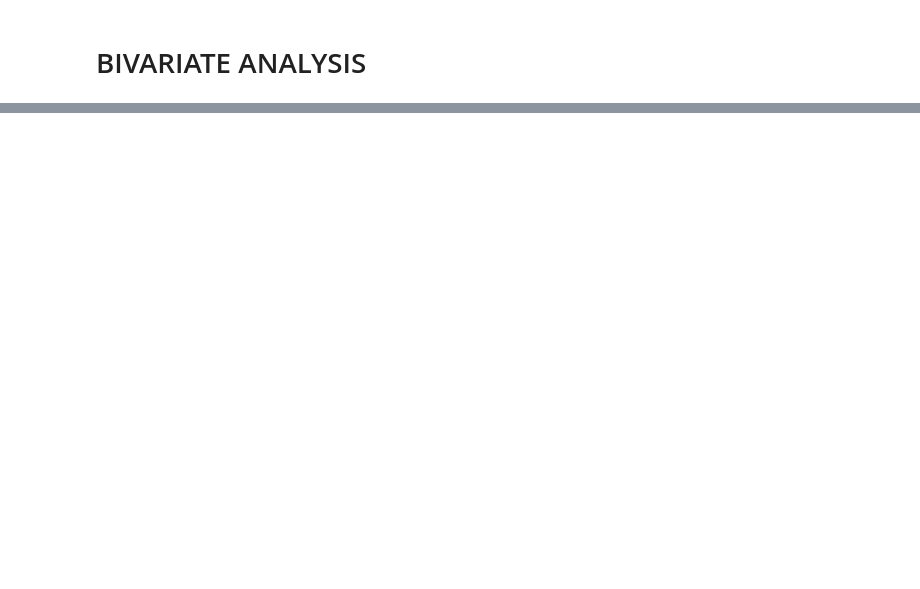
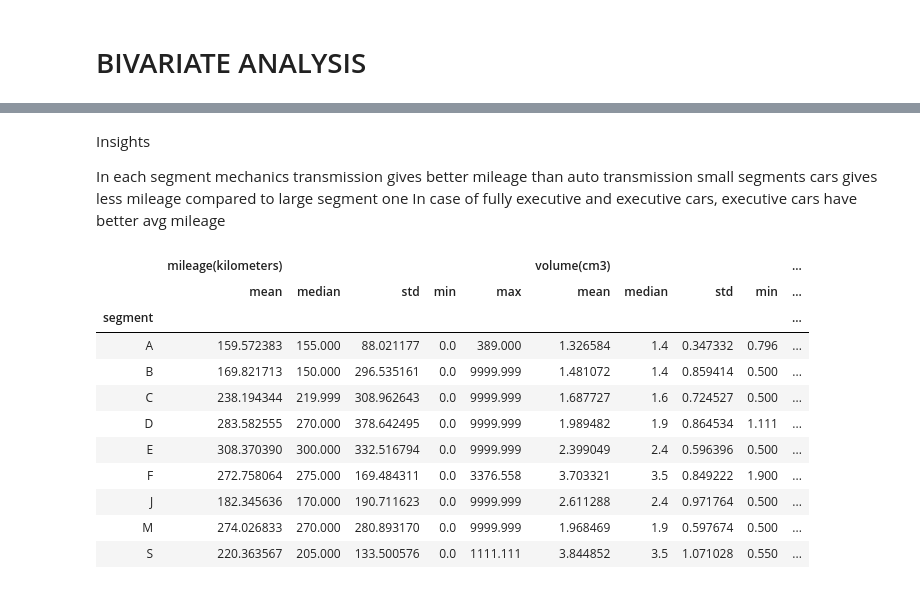
Before and after one commit to saurabhkthakur/Car_Price_EDA, a Jupyter notebook: Untitled.ipynb, the cells around one changed output, grey strips where cells are left out. Cells and saved outputs as stored; diff of their text form; code cells hidden in the pictures; blank space fills up the shorter version.

```diff
--- a/Untitled.ipynb
+++ b/Untitled.ipynb
@@ -212,0 +273,6 @@ plt.show()
+# %% [markdown]
+Insights
+
+In each segment mechanics transmission gives better mileage than auto transmission
+small segments cars gives less mileage compared to large segment one
+In case of fully executive and executive cars, executive cars have better avg mileage
@@ -212,0 +282,15 @@ plt.show()
+# %%
+df.groupby(['segment'])['mileage(kilometers)', 'volume(cm3)','priceUSD'].agg(['mean', 'median', 'std', 'min','max'])
+# %% [output]
+|  | mileage(kilometers) |  |  |  |  | volume(cm3) |  |  |  | ... |
+|  | mean | median | std | min | max | mean | median | std | min | ... |
+| segment |  |  |  |  |  |  |  |  |  | ... |
+| A | 159.572383 | 155.000 | 88.021177 | 0.0 | 389.000 | 1.326584 | 1.4 | 0.347332 | 0.796 | ... |
+| B | 169.821713 | 150.000 | 296.535161 | 0.0 | 9999.999 | 1.481072 | 1.4 | 0.859414 | 0.500 | ... |
+| C | 238.194344 | 219.999 | 308.962643 | 0.0 | 9999.999 | 1.687727 | 1.6 | 0.724527 | 0.500 | ... |
+| D | 283.582555 | 270.000 | 378.642495 | 0.0 | 9999.999 | 1.989482 | 1.9 | 0.864534 | 1.111 | ... |
+| E | 308.370390 | 300.000 | 332.516794 | 0.0 | 9999.999 | 2.399049 | 2.4 | 0.596396 | 0.500 | ... |
+| F | 272.758064 | 275.000 | 169.484311 | 0.0 | 3376.558 | 3.703321 | 3.5 | 0.849222 | 1.900 | ... |
+| J | 182.345636 | 170.000 | 190.711623 | 0.0 | 9999.999 | 2.611288 | 2.4 | 0.971764 | 0.500 | ... |
+| M | 274.026833 | 270.000 | 280.893170 | 0.0 | 9999.999 | 1.968469 | 1.9 | 0.597674 | 0.500 | ... |
+| S | 220.363567 | 205.000 | 133.500576 | 0.0 | 1111.111 | 3.844852 | 3.5 | 1.071028 | 0.550 | ... |
```
Also changed, not shown: parts of 84 cells of this notebook, 6 other files.
